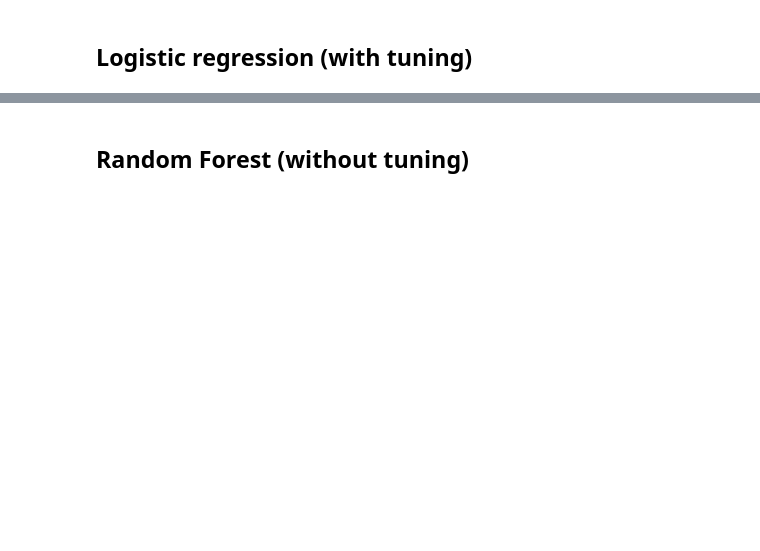
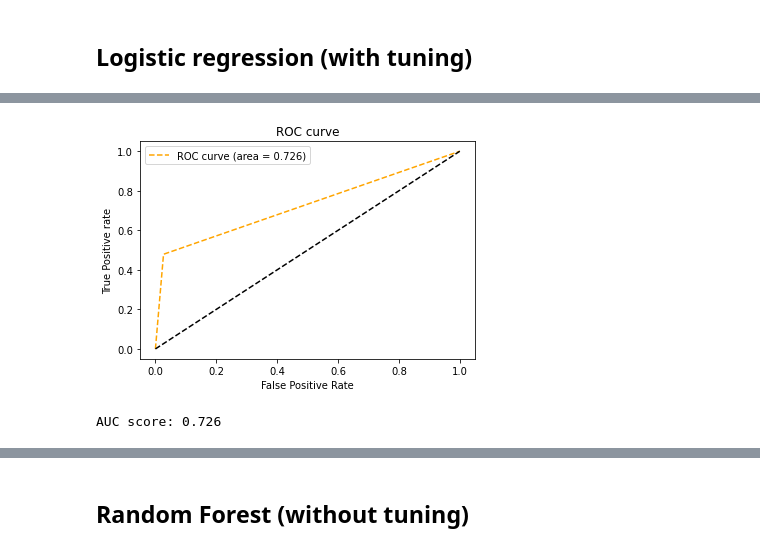
Before and after one commit to cheryltan17/DSA4263-Project, a Jupyter notebook: Models/Models.ipynb, the cells around one changed output, grey strips where cells are left out. Saved outputs shown, nothing was run; the diff lists cells and outputs as text; code cells hidden in the pictures; blank space fills up the shorter version.

```diff
--- a/Models/Models.ipynb
+++ b/Models/Models.ipynb
@@ -223,0 +250,5 @@ AUC score: 0.927
+# %%
+Models.auc_roc(model_dt,'Decision tree',X_test,y_test)
+# %% [output]
+[figure, added]
+AUC score: 0.726
```
Also changed, not shown: parts of 46 cells of this notebook, 1 other file.
